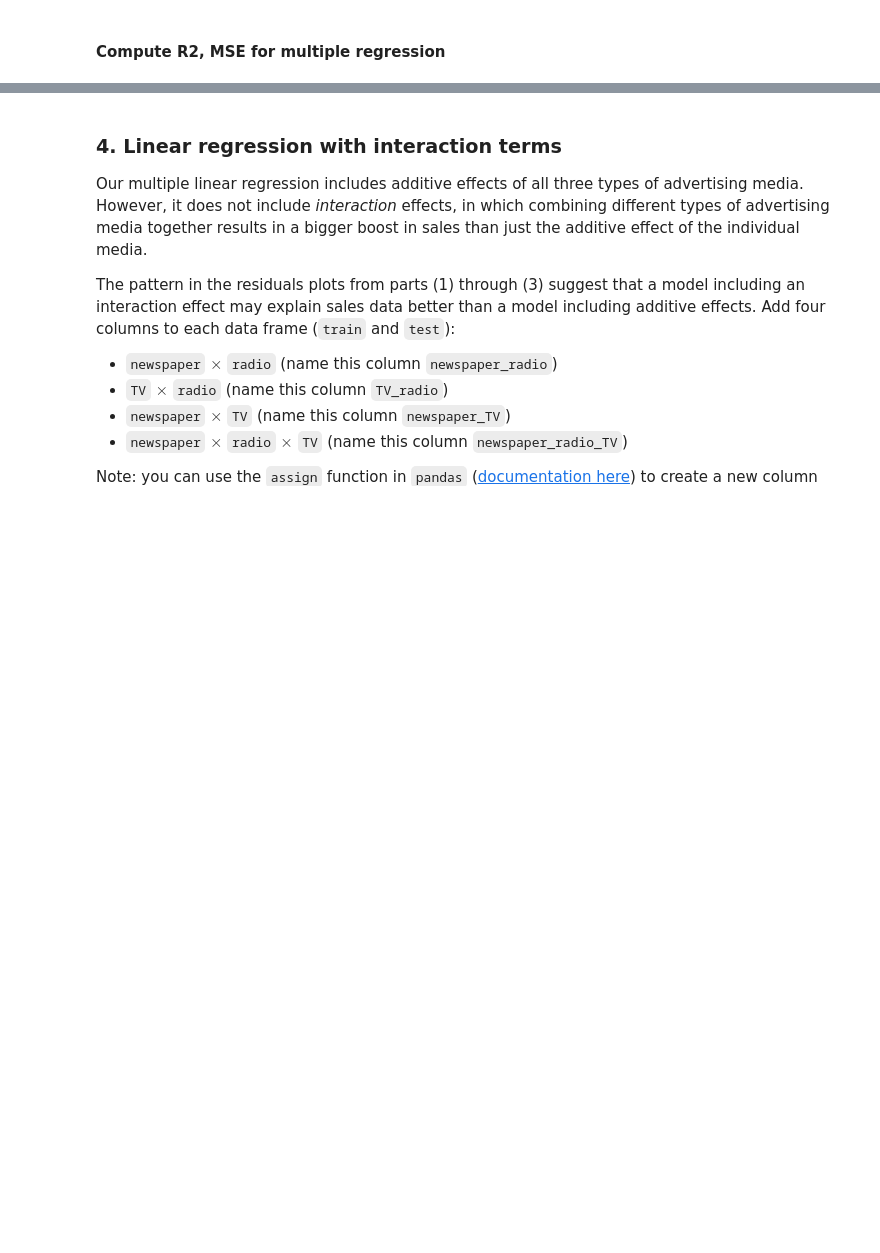
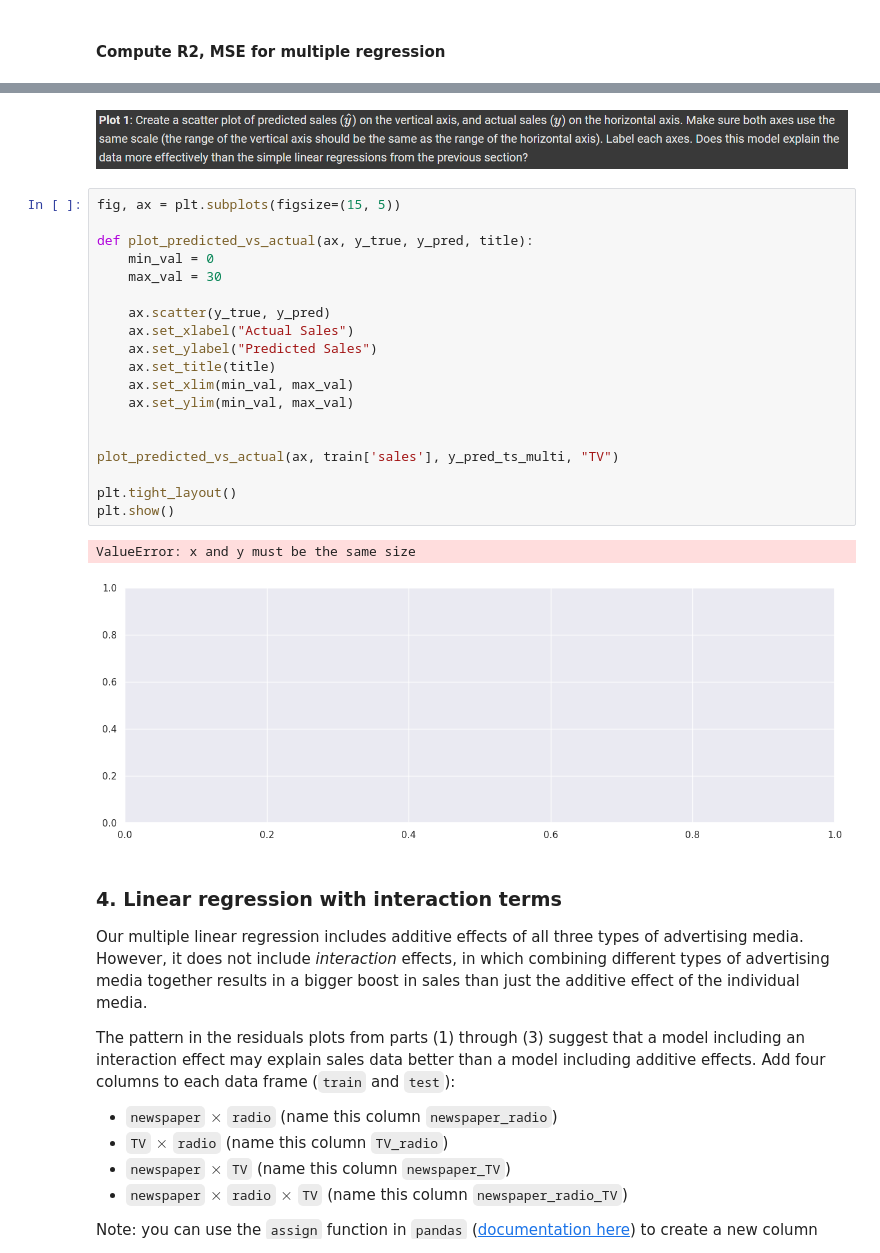
Before and after one commit to ZoeMcFife/5AHITM, a Jupyter notebook: INSY/Colab/#2024-11-28#/linear-regression.ipynb, the cells around one changed output, grey strips where cells are left out. Cells and saved outputs as stored; diff of their text form; blank space fills up the shorter version.

```diff
--- a/INSY/Colab/#2024-11-28#/linear-regression.ipynb
+++ b/INSY/Colab/#2024-11-28#/linear-regression.ipynb
@@ -404,3 +411,27 @@ print("Multiple regression MSE: ", mse_ts_multi)
+# %% [markdown]
+![image.png](embedded-picture-1)
+# %%
+fig, ax = plt.subplots(figsize=(15, 5))
+
+def plot_predicted_vs_actual(ax, y_true, y_pred, title):
+    min_val = 0
+    max_val = 30
+
+    ax.scatter(y_true, y_pred)
+    ax.set_xlabel("Actual Sales")
+    ax.set_ylabel("Predicted Sales")
+    ax.set_title(title)
+    ax.set_xlim(min_val, max_val)
+    ax.set_ylim(min_val, max_val)
+
+
+plot_predicted_vs_actual(ax, train['sales'], y_pred_ts_multi, "TV")
+
+plt.tight_layout()
+plt.show()
+# %% [output]
+ValueError: x and y must be the same size
+[figure, added]
 # %% [markdown]
 ### 4. Linear regression with interaction terms
 
```
Also changed, not shown: parts of 3 cells of this notebook.
